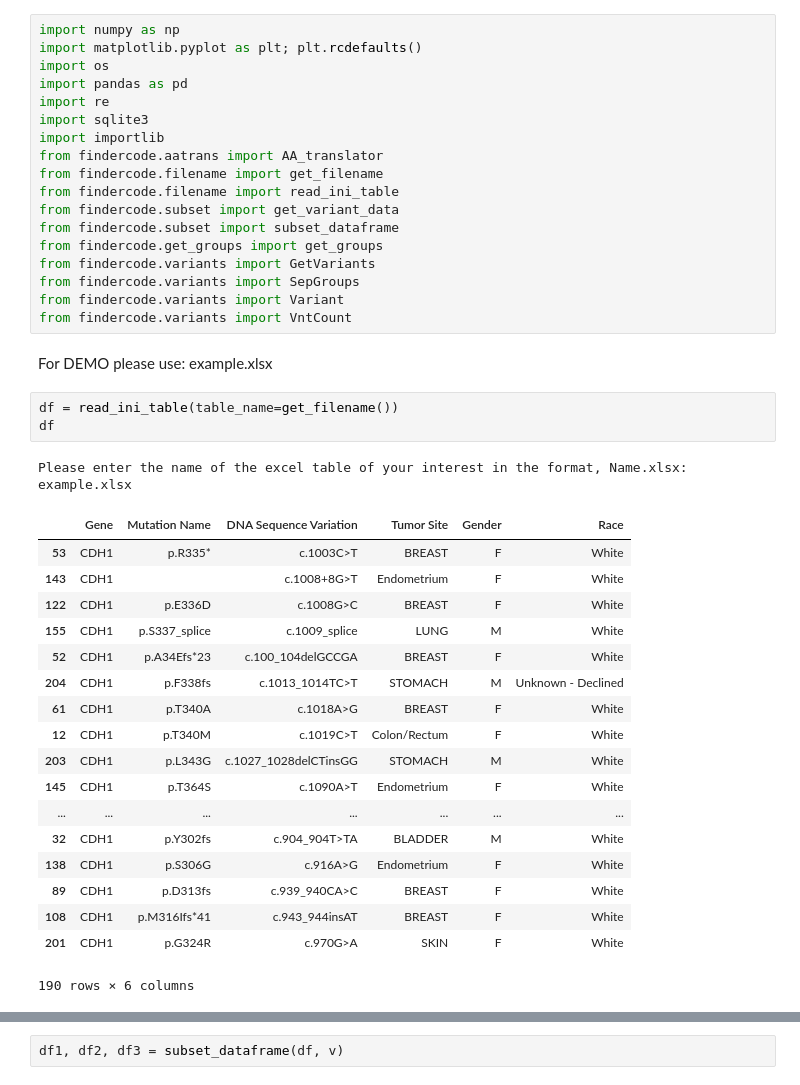
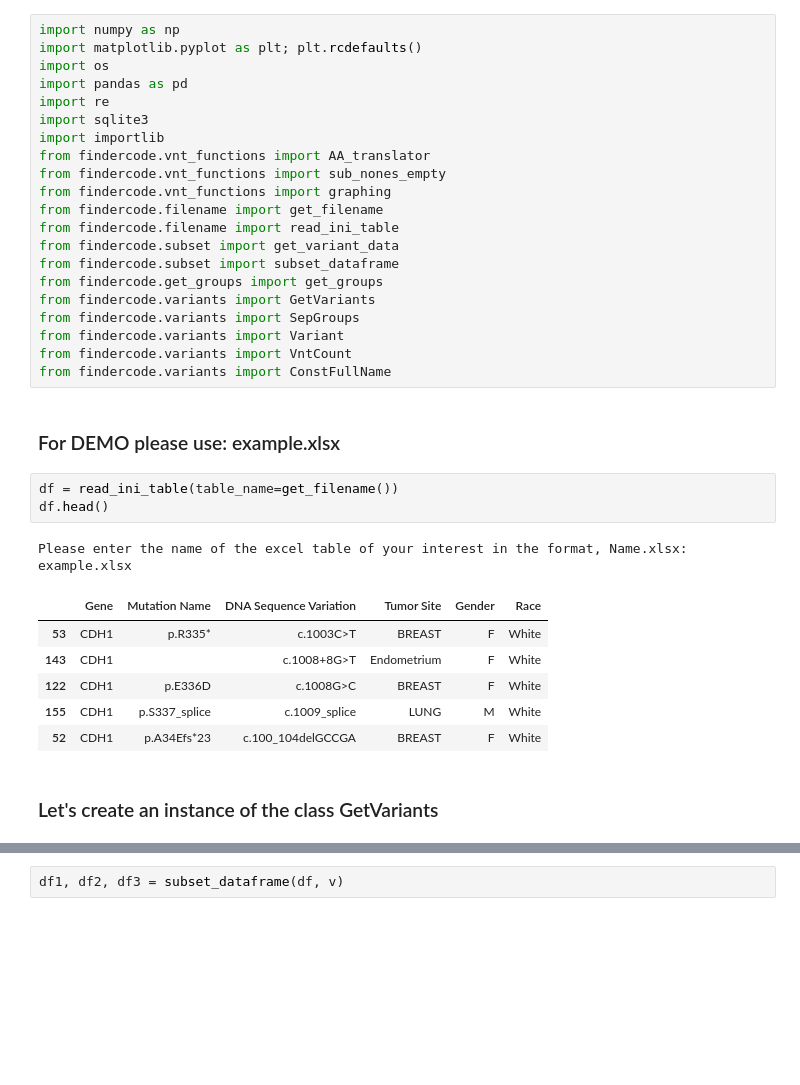
Before and after one commit to gabbyiorg/final_project, a Jupyter notebook: Variant_Finder.ipynb, the cells around one changed output, grey strips where cells are left out. Drawn from its saved outputs; the diff is of its cells as text; blank space fills up the shorter version.

Commit message:
final project: Variant_Finder

```diff
--- a/Variant_Finder.ipynb
+++ b/Variant_Finder.ipynb
@@ -6,7 +6,9 @@ import pandas as pd
 import re
 import sqlite3
 import importlib
-from findercode.aatrans import AA_translator
+from findercode.vnt_functions import AA_translator
+from findercode.vnt_functions import sub_nones_empty
+from findercode.vnt_functions import graphing
 from findercode.filename import get_filename
 from findercode.filename import read_ini_table
 from findercode.subset import get_variant_data
@@ -16,31 +18,22 @@ from findercode.variants import GetVariants
 from findercode.variants import SepGroups
 from findercode.variants import Variant
 from findercode.variants import VntCount
+from findercode.variants import ConstFullName
 # %% [markdown]
-For DEMO please use: example.xlsx
+### For DEMO please use: example.xlsx
 # %%
 df = read_ini_table(table_name=get_filename())
-df
+df.head()
 # %% [output]
 Please enter the name of the excel table of your interest in the format, Name.xlsx:  example.xlsx
 |  | Gene | Mutation Name | DNA Sequence Variation | Tumor Site | Gender | Race |
 | 53 | CDH1 | p.R335* | c.1003C>T | BREAST | F | White |
 | 143 | CDH1 |  | c.1008+8G>T | Endometrium | F | White |
 | 122 | CDH1 | p.E336D | c.1008G>C | BREAST | F | White |
 | 155 | CDH1 | p.S337_splice | c.1009_splice | LUNG | M | White |
 | 52 | CDH1 | p.A34Efs*23 | c.100_104delGCCGA | BREAST | F | White |
-| 204 | CDH1 | p.F338fs | c.1013_1014TC>T | STOMACH | M | Unknown - Declined |
-| 61 | CDH1 | p.T340A | c.1018A>G | BREAST | F | White |
-| 12 | CDH1 | p.T340M | c.1019C>T | Colon/Rectum | F | White |
-| 203 | CDH1 | p.L343G | c.1027_1028delCTinsGG | STOMACH | M | White |
-| 145 | CDH1 | p.T364S | c.1090A>T | Endometrium | F | White |
-| ... | ... | ... | ... | ... | ... | ... |
-| 32 | CDH1 | p.Y302fs | c.904_904T>TA | BLADDER | M | White |
-| 138 | CDH1 | p.S306G | c.916A>G | Endometrium | F | White |
-| 89 | CDH1 | p.D313fs | c.939_940CA>C | BREAST | F | White |
-| 108 | CDH1 | p.M316Ifs*41 | c.943_944insAT | BREAST | F | White |
-| 201 | CDH1 | p.G324R | c.970G>A | SKIN | F | White |
-190 rows × 6 columns
+# %% [markdown]
+### Let's create an instance of the class GetVariants
 # %%
 v = GetVariants()
 print(v)
```
Also changed, not shown: parts of 39 cells of this notebook, 9 other files.
